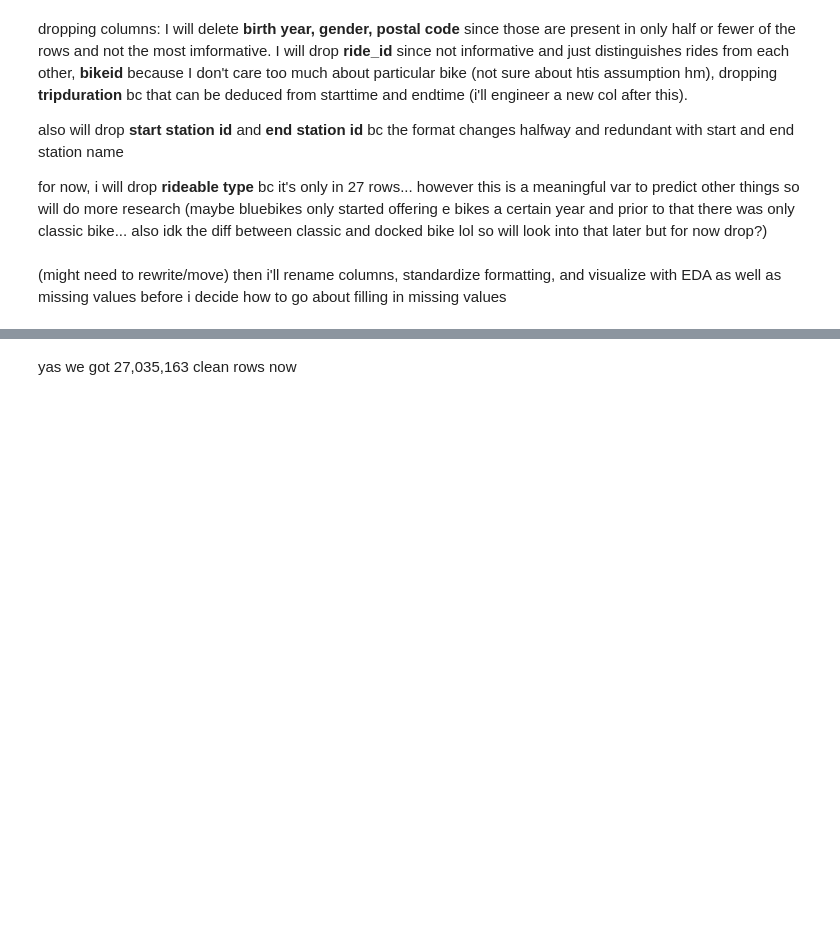
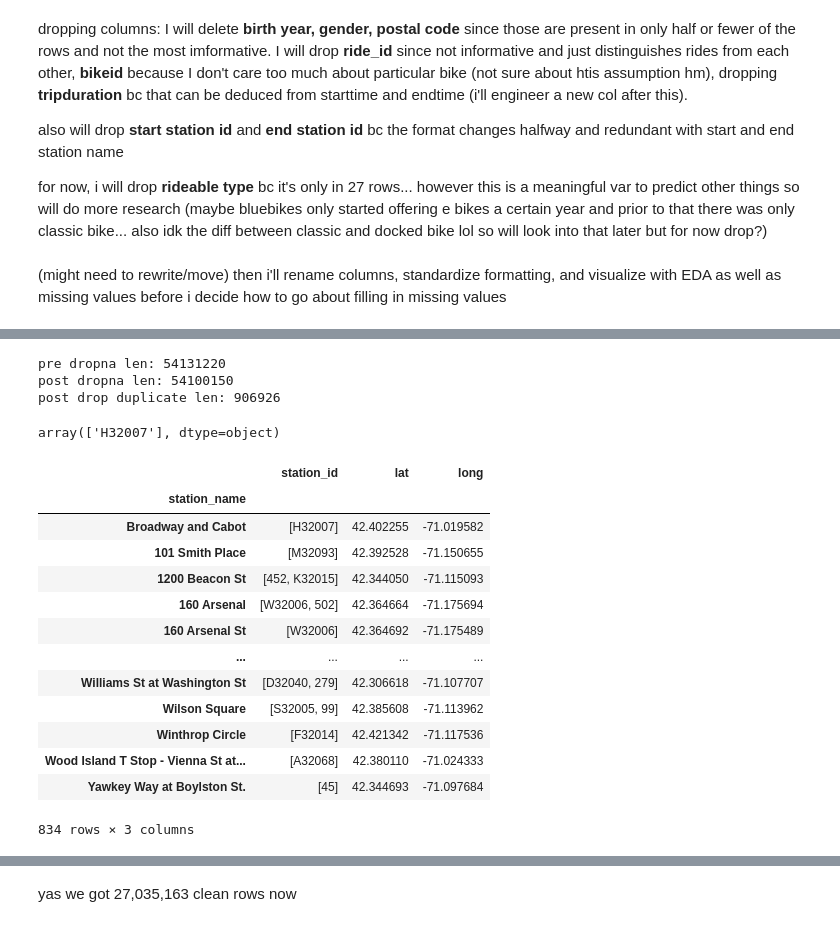
Before and after one commit to ejwang8/bike-share-eda-modelling-dashboard, a Jupyter notebook: bike-eda-modelling.ipynb, the cells around one changed output, grey strips where cells are left out. Drawn from its saved outputs; the diff is of its cells as text; code cells hidden in the pictures; blank space fills up the shorter version.

```diff
--- a/bike-eda-modelling.ipynb
+++ b/bike-eda-modelling.ipynb
@@ -319,0 +513,56 @@ big_df.head()
+# %%
+start_stations = big_df[['start_station_name', 'start_station_id', 'start_lat', 'start_lng']].rename(
+    columns = {
+        'start_station_name' : 'station_name',
+        'start_station_id' : 'station_id',
+        'start_lat' : 'lat',
+        'start_lng' : 'long'
+    }
+)
+# %%
+end_stations = big_df[['end_station_name', 'end_station_id', 'end_lat', 'end_lng']].rename(
+    columns = {
+        'end_station_name' : 'station_name',
+        'end_station_id' : 'station_id',
+        'end_lat' : 'lat',
+        'end_lng' : 'long'
+    }
+)
+# %%
+station_master = pd.concat([start_stations, end_stations]) # concat
+print('pre dropna len:', station_master.shape[0])
+station_master.dropna(inplace=True) # drop any nas
+print('post dropna len:', station_master.shape[0])
+station_master.drop_duplicates(inplace=True) # drop duplicates
+print('post drop duplicate len:', station_master.shape[0])
+# %% [output]
+pre dropna len: 54131220
+post dropna len: 54100150
+post drop duplicate len: 906926
+# %%
+station_master.sort_values(by='station_name').head(150)['station_id'].unique()
+# %% [output]
+array(['H32007'], dtype=object)
+# %%
+station_master = station_master.groupby('station_name').agg({
+    'station_id': lambda x: list(set(x)),
+    'lat': 'mean',
+    'long': 'mean'
+})
+# %%
+station_master
+# %% [output]
+|  | station_id | lat | long |
+| station_name |  |  |  |
+| Broadway and Cabot | [H32007] | 42.402255 | -71.019582 |
+| 101 Smith Place | [M32093] | 42.392528 | -71.150655 |
+| 1200 Beacon St | [452, K32015] | 42.344050 | -71.115093 |
+| 160 Arsenal | [W32006, 502] | 42.364664 | -71.175694 |
+| 160 Arsenal St | [W32006] | 42.364692 | -71.175489 |
+| ... | ... | ... | ... |
+| Williams St at Washington St | [D32040, 279] | 42.306618 | -71.107707 |
+| Wilson Square | [S32005, 99] | 42.385608 | -71.113962 |
+| Winthrop Circle | [F32014] | 42.421342 | -71.117536 |
+| Wood Island T Stop - Vienna St at... | [A32068] | 42.380110 | -71.024333 |
+| Yawkey Way at Boylston St. | [45] | 42.344693 | -71.097684 |
+834 rows × 3 columns
```
Also changed, not shown: parts of 92 cells of this notebook.
